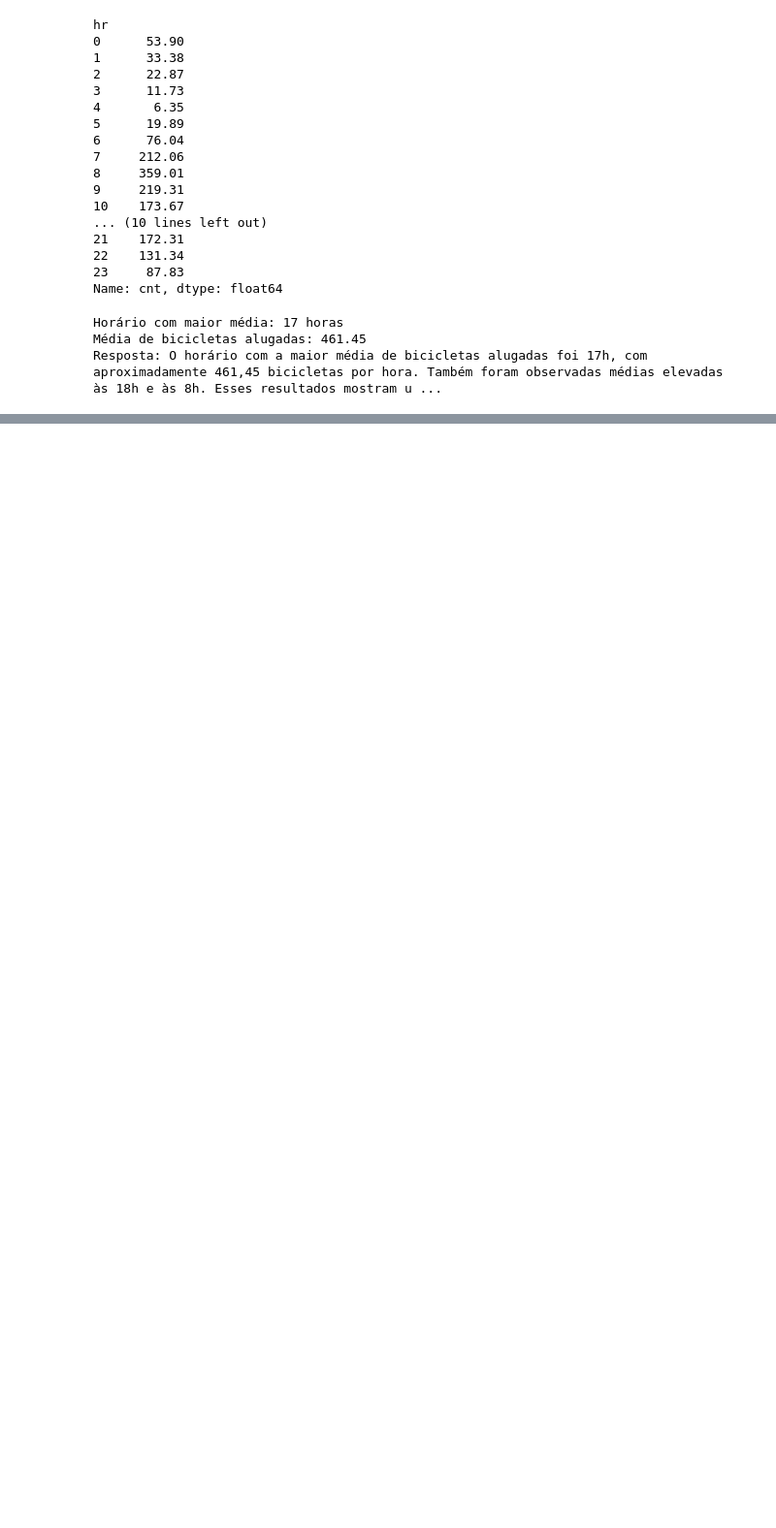
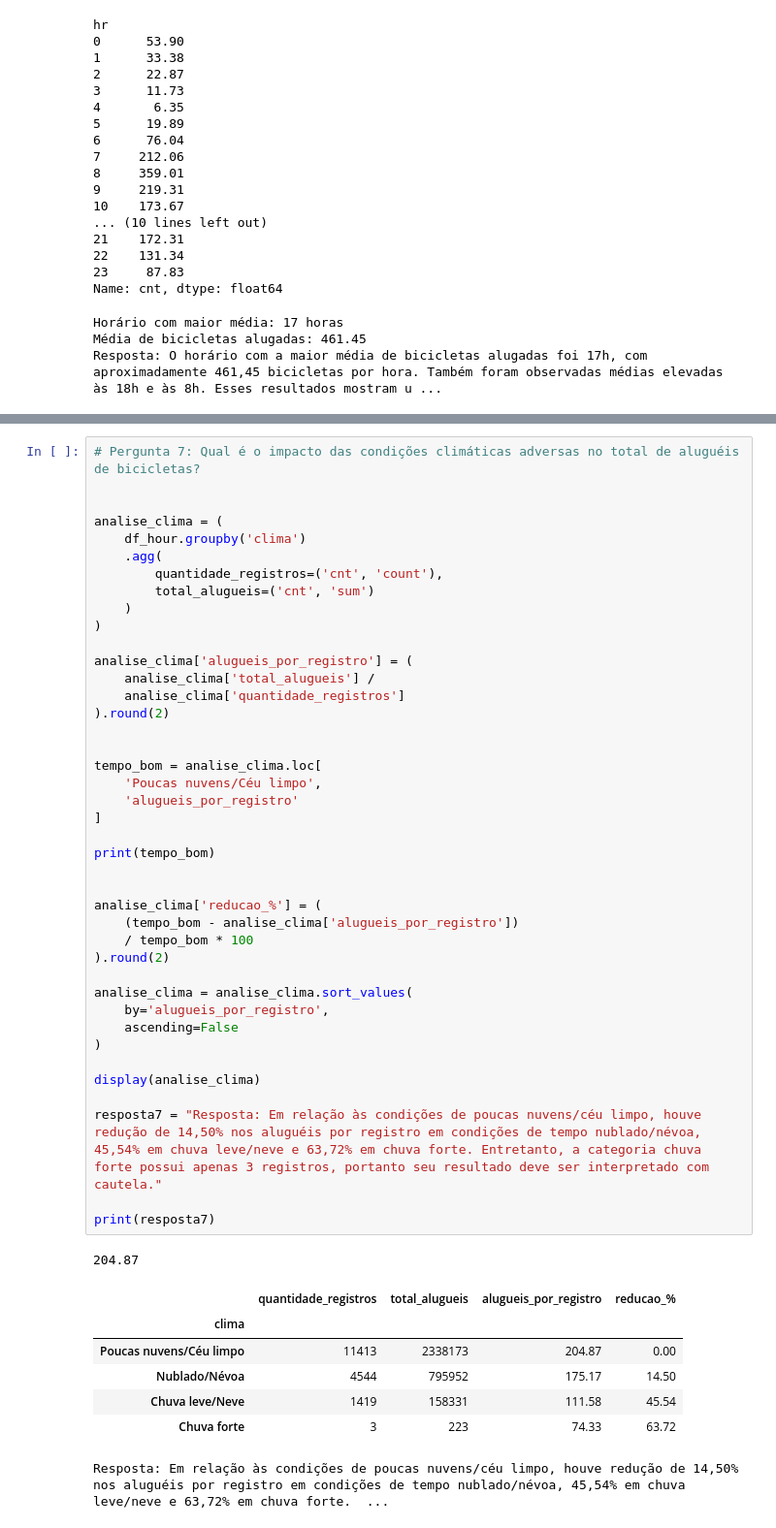
Before and after one commit to cintiamargarida/Projeto_Definitivo, a Jupyter notebook: projeto_cintia.ipynb, the cells around one changed output, grey strips where cells are left out. Shown at 97% size. Drawn from its saved outputs; the diff is of its cells as text; blank space fills up the shorter version.

```diff
--- a/projeto_cintia.ipynb
+++ b/projeto_cintia.ipynb
@@ -477,0 +548,50 @@ Horário de pico dos usuários registrados: 17 h
+# %%
+# Pergunta 7: Qual é o impacto das condições climáticas adversas no total de aluguéis de bicicletas?
+
+
+analise_clima = (
+    df_hour.groupby('clima')
+    .agg(
+        quantidade_registros=('cnt', 'count'),
+        total_alugueis=('cnt', 'sum')
+    )
+)
+
+analise_clima['alugueis_por_registro'] = (
+    analise_clima['total_alugueis'] /
+    analise_clima['quantidade_registros']
+).round(2)
+
+
+tempo_bom = analise_clima.loc[
+    'Poucas nuvens/Céu limpo',
+    'alugueis_por_registro'
+]
+
+print(tempo_bom)
+
+
+analise_clima['reducao_%'] = (
+    (tempo_bom - analise_clima['alugueis_por_registro'])
+    / tempo_bom * 100
+).round(2)
+
+analise_clima = analise_clima.sort_values(
+    by='alugueis_por_registro',
+    ascending=False
+)
+
+display(analise_clima)
+
+resposta7 = "Resposta: Em relação às condições de poucas nuvens/céu limpo, houve redução de 14,50% nos aluguéis por registro em condições de tempo nublado/névoa, 45,54% em chuva leve/neve e 63,72% em chuva forte. Entretanto, a categoria chuva forte possui apenas 3 registros, portanto seu resultado deve ser interpretado com cautela."
+
+print(resposta7)
+# %% [output]
+204.87
+|  | quantidade_registros | total_alugueis | alugueis_por_registro | reducao_% |
+| clima |  |  |  |  |
+| Poucas nuvens/Céu limpo | 11413 | 2338173 | 204.87 | 0.00 |
+| Nublado/Névoa | 4544 | 795952 | 175.17 | 14.50 |
+| Chuva leve/Neve | 1419 | 158331 | 111.58 | 45.54 |
+| Chuva forte | 3 | 223 | 74.33 | 63.72 |
+Resposta: Em relação às condições de poucas nuvens/céu limpo, houve redução de 14,50% nos aluguéis por registro em condições de tempo nublado/névoa, 45,54% em chuva leve/neve e 63,72% em chuva forte.  ...
```
Also changed, not shown: parts of 10 cells of this notebook.
